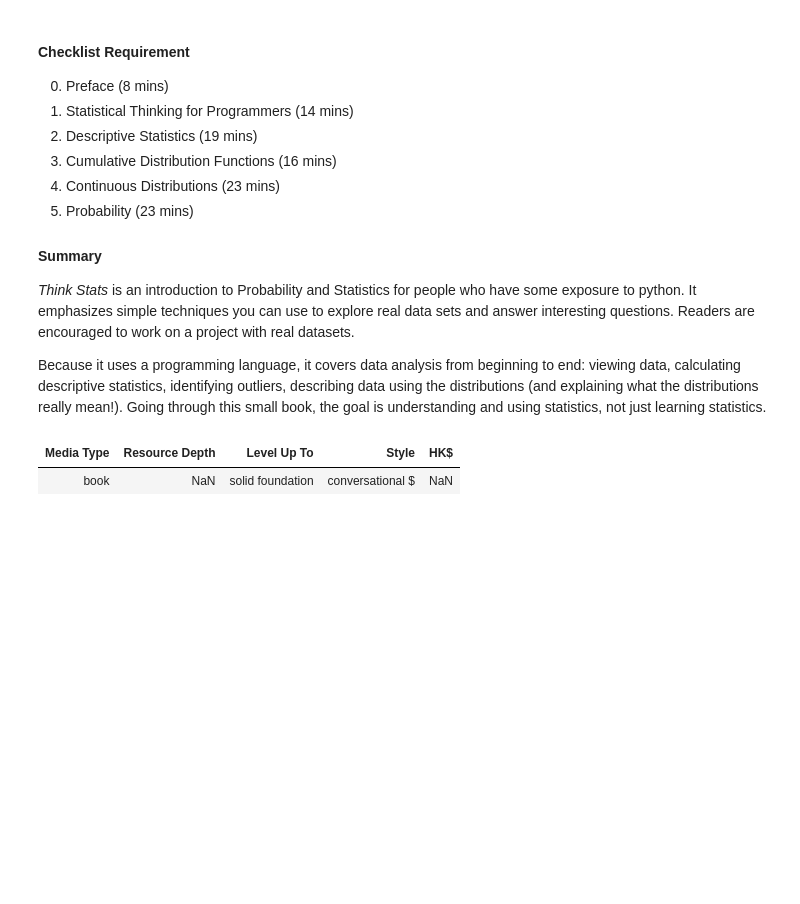
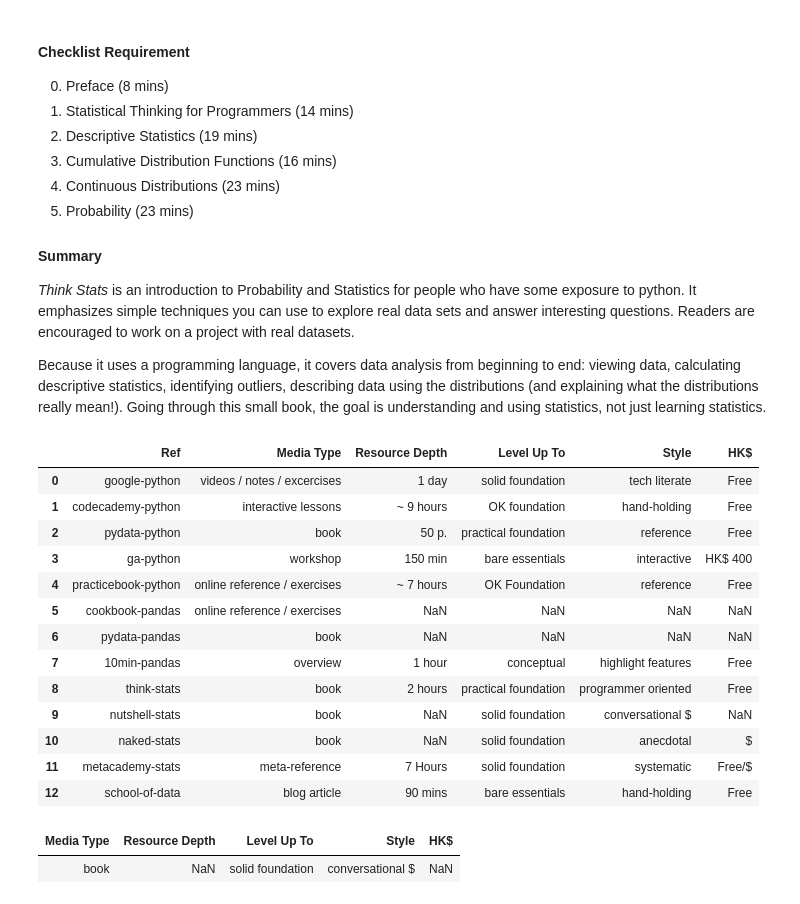
Before and after one commit to tijptjik/DS_prologue, a Jupyter notebook: prologue.ipynb, the cells around one changed output. Drawn from its saved outputs; the diff is of its cells as text; code cells hidden in the pictures; blank space fills up the shorter version.

```diff
--- a/prologue.ipynb
+++ b/prologue.ipynb
@@ -196,6 +218,23 @@ resource_table('think-stats')
 _Think Stats_ is an introduction to Probability and Statistics for people who have some exposure to python. It emphasizes simple techniques you can use to explore real data sets and answer interesting questions. Readers are encouraged to work on a project with real datasets.
 
 Because it uses a programming language, it covers data analysis from beginning to end: viewing data, calculating descriptive statistics, identifying outliers, describing data using the distributions (and explaining what the distributions really mean!). Going through this small book, the goal is understanding and using statistics, not just learning statistics.
+# %%
+df
+# %% [output]
+|  | Ref | Media Type | Resource Depth | Level Up To | Style | HK$ |
+| 0 | google-python | videos / notes / excercises | 1 day | solid foundation | tech literate | Free |
+| 1 | codecademy-python | interactive lessons | ~ 9 hours | OK foundation | hand-holding | Free |
+| 2 | pydata-python | book | 50 p. | practical foundation | reference | Free |
+| 3 | ga-python | workshop | 150 min | bare essentials | interactive | HK$ 400 |
+| 4 | practicebook-python | online reference / exercises | ~ 7 hours | OK Foundation | reference | Free |
+| 5 | cookbook-pandas | online reference / exercises | NaN | NaN | NaN | NaN |
+| 6 | pydata-pandas | book | NaN | NaN | NaN | NaN |
+| 7 | 10min-pandas | overview | 1 hour | conceptual | highlight features | Free |
+| 8 | think-stats | book | 2 hours | practical foundation | programmer oriented | Free |
+| 9 | nutshell-stats | book | NaN | solid foundation | conversational $ | NaN |
+| 10 | naked-stats | book | NaN | solid foundation | anecdotal | $ |
+| 11 | metacademy-stats | meta-reference | 7 Hours | solid foundation | systematic | Free/$ |
+| 12 | school-of-data | blog article | 90 mins | bare essentials | hand-holding | Free |
 # %%
 resource_table('nutshell-stats')
 # %% [output]
```
Also changed, not shown: parts of 25 cells of this notebook, 15 other files.
